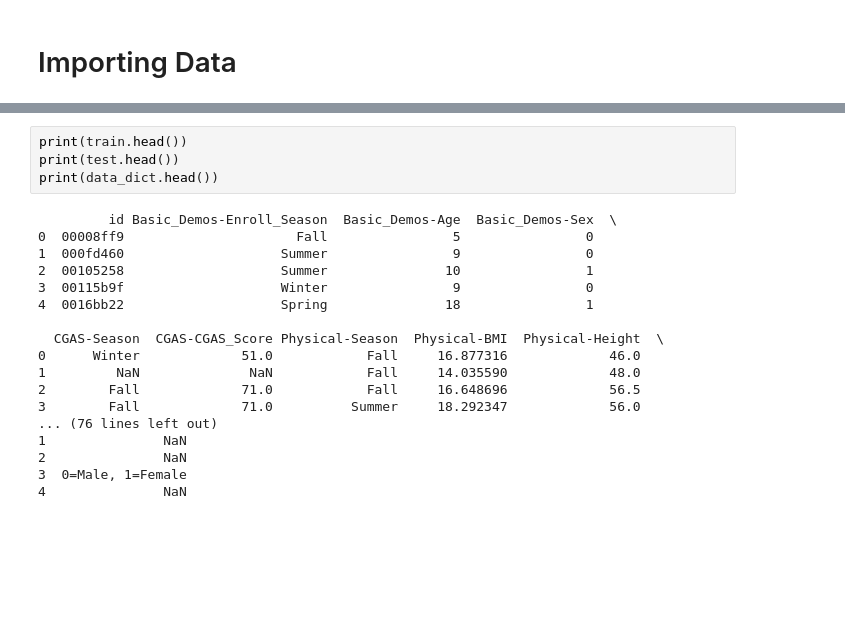
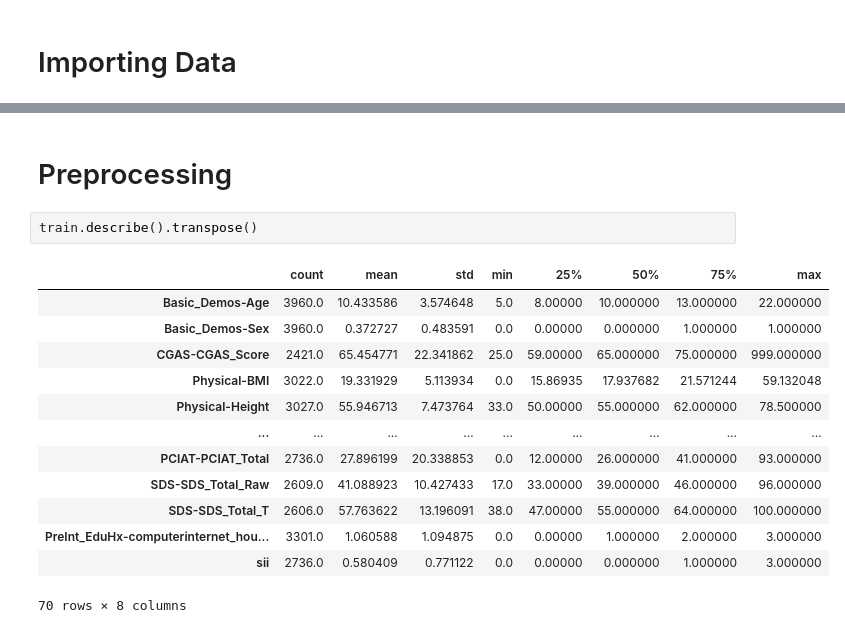
Before and after one commit to fkaan/Child-Mind-Institute-Problematic-Internet-Use, a Jupyter notebook: child-mind-institute-problematic-internet-use.ipynb, the cells around one changed output, grey strips where cells are left out. Saved outputs shown, nothing was run; the diff lists cells and outputs as text; blank space fills up the shorter version.

```diff
--- a/child-mind-institute-problematic-internet-use.ipynb
+++ b/child-mind-institute-problematic-internet-use.ipynb
@@ -91,22 +108,18 @@ data_dict = pd.read_csv('/kaggle/input/child-mind-institute-problematic-internet
-# %%
-print(train.head())
-print(test.head())
-print(data_dict.head())
-# %% [output]
-         id Basic_Demos-Enroll_Season  Basic_Demos-Age  Basic_Demos-Sex  \
-0  00008ff9                      Fall                5                0
-1  000fd460                    Summer                9                0
-2  00105258                    Summer               10                1
-3  00115b9f                    Winter                9                0
-4  0016bb22                    Spring               18                1
-
-  CGAS-Season  CGAS-CGAS_Score Physical-Season  Physical-BMI  Physical-Height  \
-0      Winter             51.0            Fall     16.877316             46.0
-1         NaN              NaN            Fall     14.035590             48.0
-2        Fall             71.0            Fall     16.648696             56.5
-3        Fall             71.0          Summer     18.292347             56.0
-... (76 lines left out)
-1               NaN
-2               NaN
-3  0=Male, 1=Female
-4               NaN
+# %% [markdown]
+# Preprocessing
+# %%
+train.describe().transpose()
+# %% [output]
+|  | count | mean | std | min | 25% | 50% | 75% | max |
+| Basic_Demos-Age | 3960.0 | 10.433586 | 3.574648 | 5.0 | 8.00000 | 10.000000 | 13.000000 | 22.000000 |
+| Basic_Demos-Sex | 3960.0 | 0.372727 | 0.483591 | 0.0 | 0.00000 | 0.000000 | 1.000000 | 1.000000 |
+| CGAS-CGAS_Score | 2421.0 | 65.454771 | 22.341862 | 25.0 | 59.00000 | 65.000000 | 75.000000 | 999.000000 |
+| Physical-BMI | 3022.0 | 19.331929 | 5.113934 | 0.0 | 15.86935 | 17.937682 | 21.571244 | 59.132048 |
+| Physical-Height | 3027.0 | 55.946713 | 7.473764 | 33.0 | 50.00000 | 55.000000 | 62.000000 | 78.500000 |
+| ... | ... | ... | ... | ... | ... | ... | ... | ... |
+| PCIAT-PCIAT_Total | 2736.0 | 27.896199 | 20.338853 | 0.0 | 12.00000 | 26.000000 | 41.000000 | 93.000000 |
+| SDS-SDS_Total_Raw | 2609.0 | 41.088923 | 10.427433 | 17.0 | 33.00000 | 39.000000 | 46.000000 | 96.000000 |
+| SDS-SDS_Total_T | 2606.0 | 57.763622 | 13.196091 | 38.0 | 47.00000 | 55.000000 | 64.000000 | 100.000000 |
+| PreInt_EduHx-computerinternet_hou... | 3301.0 | 1.060588 | 1.094875 | 0.0 | 0.00000 | 1.000000 | 2.000000 | 3.000000 |
+| sii | 2736.0 | 0.580409 | 0.771122 | 0.0 | 0.00000 | 0.000000 | 1.000000 | 3.000000 |
+70 rows × 8 columns
```
Also changed, not shown: parts of 24 cells of this notebook.
